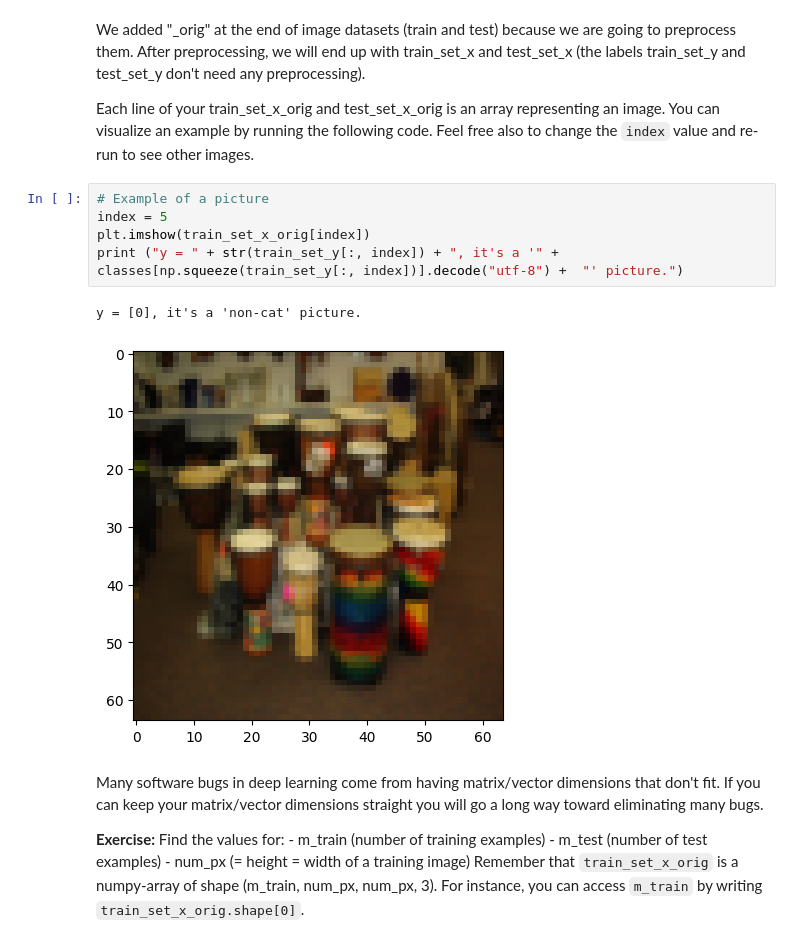
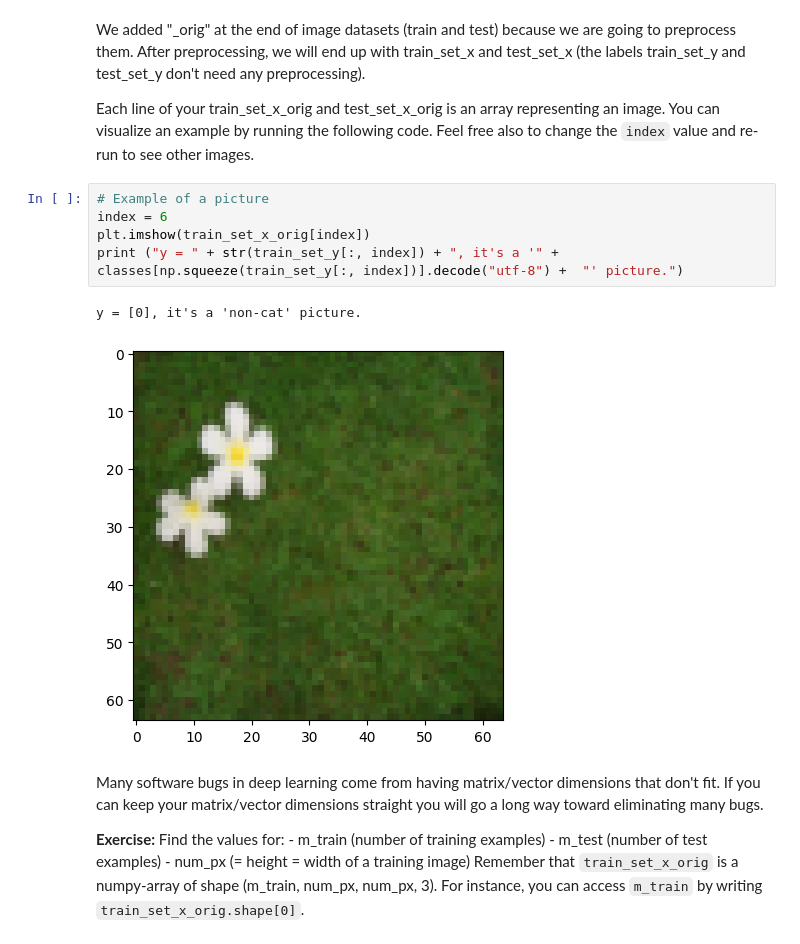
Before and after one commit to Lawan-Poudyal/deep-learining, a Jupyter notebook: part 1/assignment2_2.ipynb, the cells around one changed output. Cells and saved outputs as stored; diff of their text form.

```diff
--- a/part 1/assignment2_2.ipynb
+++ b/part 1/assignment2_2.ipynb
@@ -50,12 +50,12 @@ We added "_orig" at the end of image datasets (train and test) because we are go
 Each line of your train_set_x_orig and test_set_x_orig is an array representing an image. You can visualize an example by running the following code. Feel free also to change the `index` value and re-run to see other images.
 # %%
 # Example of a picture
-index = 5
+index = 6
 plt.imshow(train_set_x_orig[index])
 print ("y = " + str(train_set_y[:, index]) + ", it's a '" + classes[np.squeeze(train_set_y[:, index])].decode("utf-8") +  "' picture.")
 # %% [output]
 y = [0], it's a 'non-cat' picture.
-[figure, old version]
+[figure, new version]
 # %% [markdown]
 Many software bugs in deep learning come from having matrix/vector dimensions that don't fit. If you can keep your matrix/vector dimensions straight you will go a long way toward eliminating many bugs.
 
```
Also changed, not shown: parts of 5 cells of this notebook.
